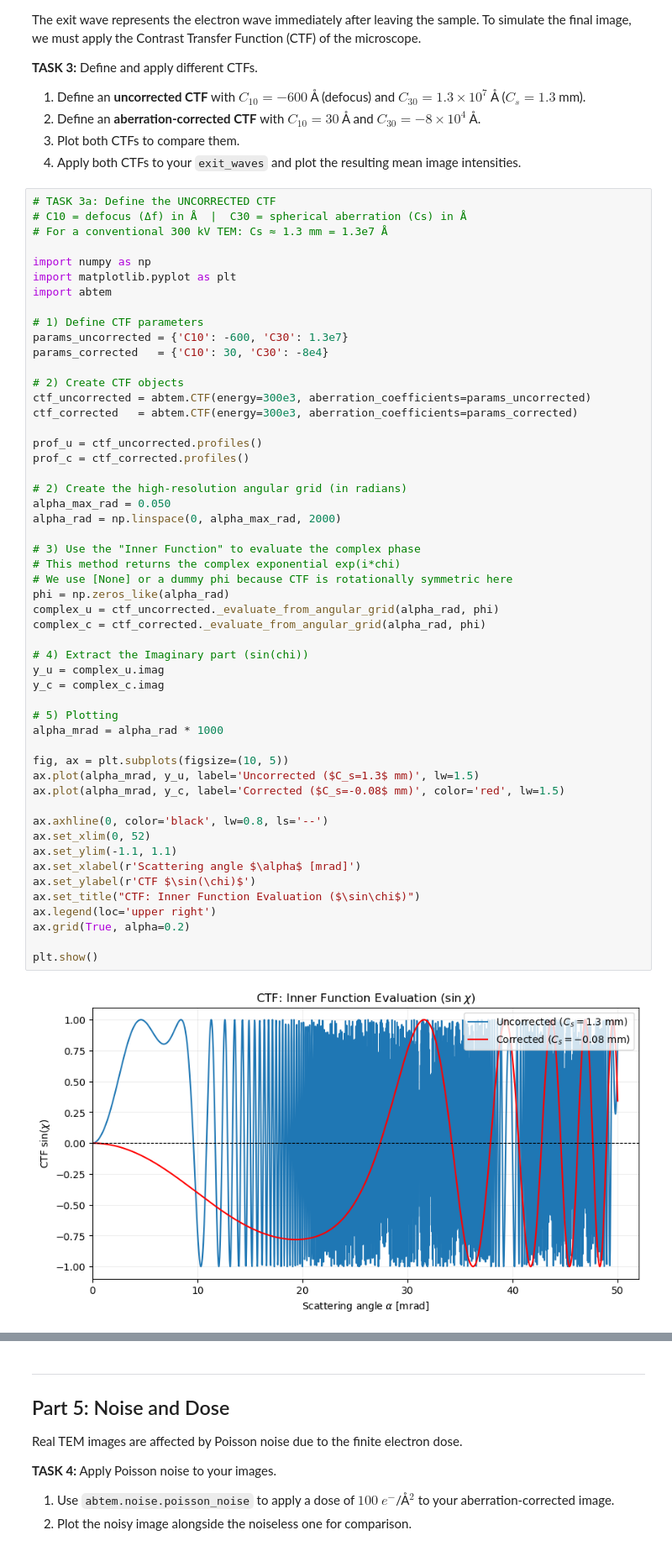
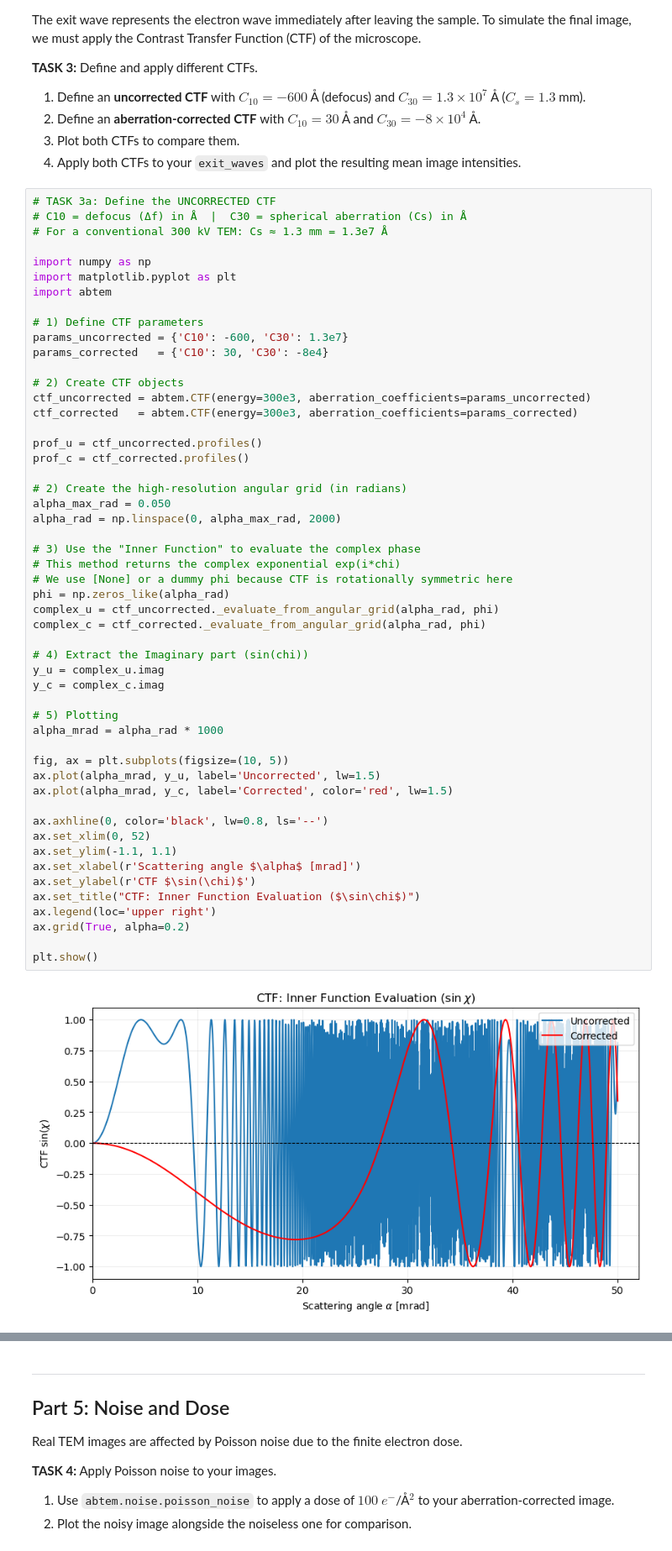
Before and after one commit to timzhou2027-svg/MATSCI465_Tim-Zhou, a Jupyter notebook: Week_05_06/assignment_combined_5_6.ipynb, the cells around one changed output, grey strips where cells are left out. Shown at 84% size. Drawn from its saved outputs; the diff is of its cells as text.

```diff
--- a/Week_05_06/assignment_combined_5_6.ipynb
+++ b/Week_05_06/assignment_combined_5_6.ipynb
@@ -158,36 +158,36 @@ prof_c = ctf_corrected.profiles()
 alpha_max_rad = 0.050
 alpha_rad = np.linspace(0, alpha_max_rad, 2000)
 
 # 3) Use the "Inner Function" to evaluate the complex phase
 # This method returns the complex exponential exp(i*chi)
 # We use [None] or a dummy phi because CTF is rotationally symmetric here
 phi = np.zeros_like(alpha_rad)
 complex_u = ctf_uncorrected._evaluate_from_angular_grid(alpha_rad, phi)
 complex_c = ctf_corrected._evaluate_from_angular_grid(alpha_rad, phi)
 
 # 4) Extract the Imaginary part (sin(chi))
 y_u = complex_u.imag
 y_c = complex_c.imag
 
 # 5) Plotting
 alpha_mrad = alpha_rad * 1000
 
 fig, ax = plt.subplots(figsize=(10, 5))
-ax.plot(alpha_mrad, y_u, label='Uncorrected ($C_s=1.3$ mm)', lw=1.5)
-ax.plot(alpha_mrad, y_c, label='Corrected ($C_s=-0.08$ mm)', color='red', lw=1.5)
+ax.plot(alpha_mrad, y_u, label='Uncorrected', lw=1.5)
+ax.plot(alpha_mrad, y_c, label='Corrected', color='red', lw=1.5)
 
 ax.axhline(0, color='black', lw=0.8, ls='--')
 ax.set_xlim(0, 52)
 ax.set_ylim(-1.1, 1.1)
 ax.set_xlabel(r'Scattering angle $\alpha$ [mrad]')
 ax.set_ylabel(r'CTF $\sin(\chi)$')
 ax.set_title("CTF: Inner Function Evaluation ($\sin\chi$)")
 ax.legend(loc='upper right')
 ax.grid(True, alpha=0.2)
 
 plt.show()
 # %% [output]
-[figure, old version]
+[figure, new version]
 # %%
 # TASK 3d: Apply each CTF to the exit waves
 # .apply_ctf() convolves the exit wave with the CTF in Fourier space
```
Also changed, not shown: parts of 5 cells of this notebook, 6 other files.
